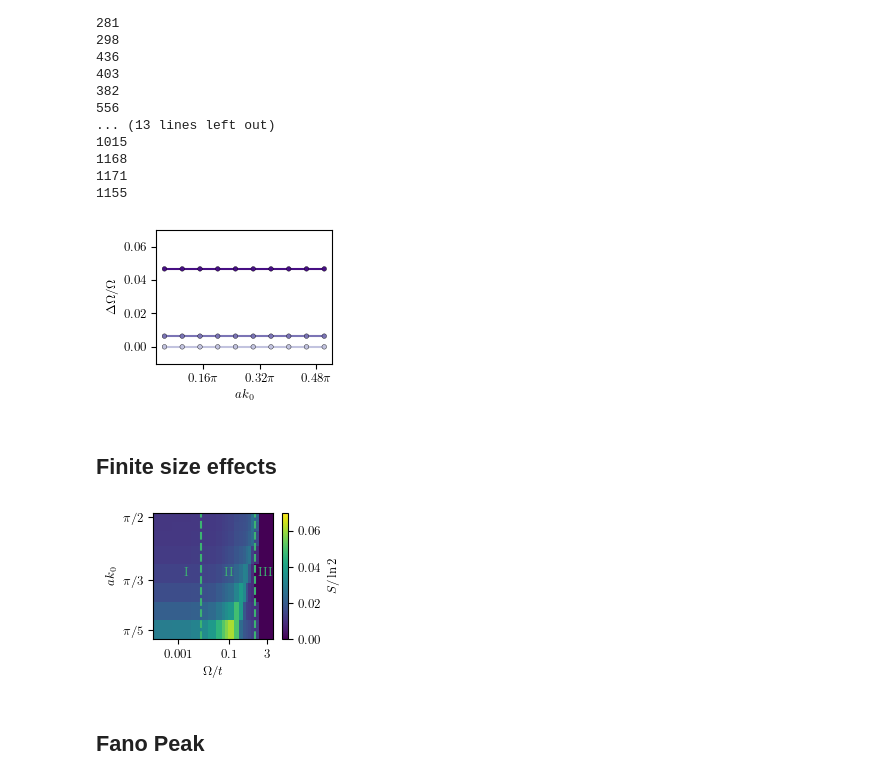
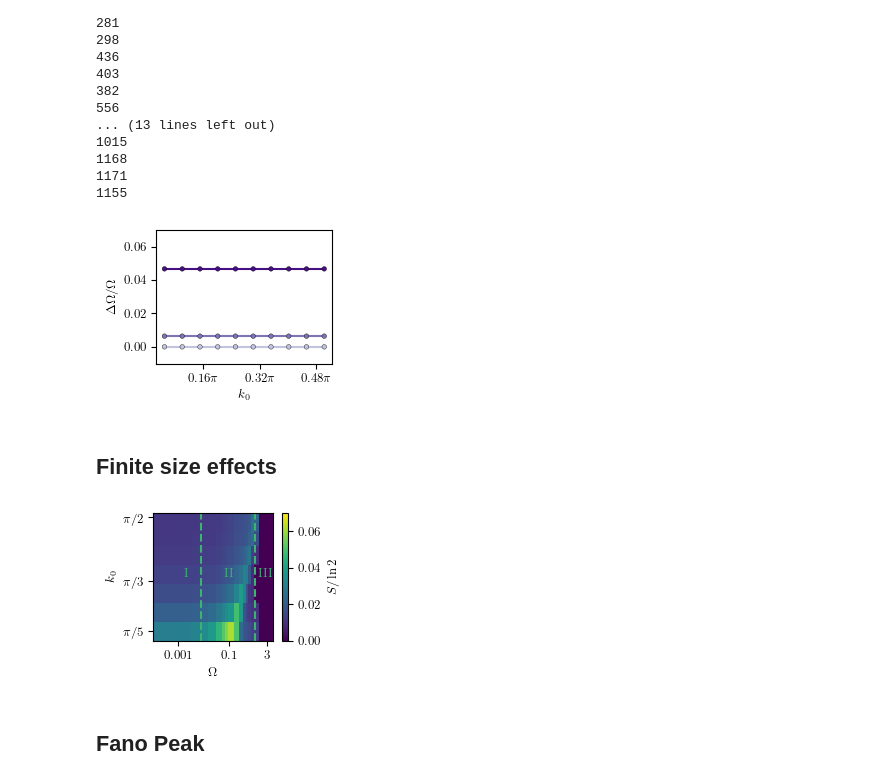
Before and after one commit to Ssalazar12/submission_VN_spinless, a Jupyter notebook: notebooks/analysis/manuscript_figures.ipynb, the cells around one changed output. Drawn from its saved outputs; the diff is of its cells as text; code cells hidden in the pictures.

```diff
--- a/notebooks/analysis/manuscript_figures.ipynb
+++ b/notebooks/analysis/manuscript_figures.ipynb
@@ -1581,7 +1523,7 @@ sns.lineplot(data=rabi_df, x="K0", y="rabi_rel_change", hue="t", palette=blue_pa
 sns.scatterplot(data=rabi_df, x="K0", y="rabi_rel_change", hue="t", palette=blue_palette, edgecolor="black", s=base_marker+2, ax=ax, legend=False)
 
 ax.set_ylim(-0.01, 0.07)
-ax.set_xlabel(r"$a k_0$", fontsize=base_font)
+ax.set_xlabel(r"$ k_0$", fontsize=base_font)
 ax.set_ylabel(r"$\Delta\Omega/\Omega$", fontsize=base_font)
 ax.xaxis.set_major_formatter(matplotlib.ticker.FuncFormatter(lambda val,pos:
                                                              r'{:.2g}$\pi$'.format(val/np.pi) if val !=0
@@ -1591,7 +1533,7 @@ ax.xaxis.set_major_formatter(matplotlib.ticker.FuncFormatter(lambda val,pos:
 
 plt.savefig(fig_route+"change_in_rabi.pdf", bbox_inches="tight", transparent=True)
 # %% [output]
-[figure, old version]
+[figure, new version]
 # %% [markdown]
 ## Finite size effects
 # %%
@@ -1650,36 +1592,36 @@ im = ax.pcolormesh(t_array, vg_array, S_df.values, cmap="viridis",shading='auto'
 # get axis scale and ticks
 ax.set_xscale('log')
 ax.set_xticks( [0.001, 0.1,3], [0.001, 0.1,3] ,fontsize=base_font)
 ax.set_yticks( [np.pi/5,np.pi/3, np.pi/2], labels=[r"$\pi/5$",r"$\pi/3$",r"$\pi/2$"], fontsize=base_font)
 ax.set_xlim(0.0001, 5)
 
 y_tick = np.pi/2
 
 # Mark the regime labels
 ax.annotate(r"I", xy=(0.002, np.pi / 2.9),ha='center', c="mediumseagreen", fontweight='bold',fontsize=base_font)
 
 ax.annotate(r"II", xy=(0.1, np.pi / 2.9), ha='center', c="mediumseagreen",fontweight='bold')
 
 ax.annotate(r"III", xy=(2.5, np.pi / 2.9), ha='center', c="mediumseagreen", fontweight='bold')
 
 ax.axvline(0.5*np.pi/(NN+1), color='mediumseagreen',  linestyle="dashed",zorder=1)
 ax.axvline(J, color='mediumseagreen', linestyle="dashed", zorder=1)
 
 # set up color bar
 # Colorbar in its dedicated axis.
 cbar = fig.colorbar(im, cax=cax)
 cbar.ax.set_ylabel( r"$S/\ln{2}$",rotation=90,fontsize=base_font)
 
-ax.set_ylabel(r"$a k_0$",fontweight='bold', fontsize=base_font)
-ax.set_xlabel(r"$\Omega/t$",fontweight='bold', fontsize=base_font)
+ax.set_ylabel(r"$k_0$",fontweight='bold', fontsize=base_font)
+ax.set_xlabel(r"$\Omega$",fontweight='bold', fontsize=base_font)
 # add latex labels
 #ax.annotate(r'(c)', xy=(1.5*10**(-4), 0.957*np.pi/2), fontsize=base_font, fontweight='bold', color="white")
 
 #plt.tight_layout()
 
 plt.savefig(fig_route+"finite_size.pdf", bbox_inches="tight", transparent=True)
 # %% [output]
-[figure, old version]
+[figure, new version]
 # %% [markdown]
 ## Fano Peak
 # %%
```
Also changed, not shown: parts of 18 cells of this notebook, 26 other files.
